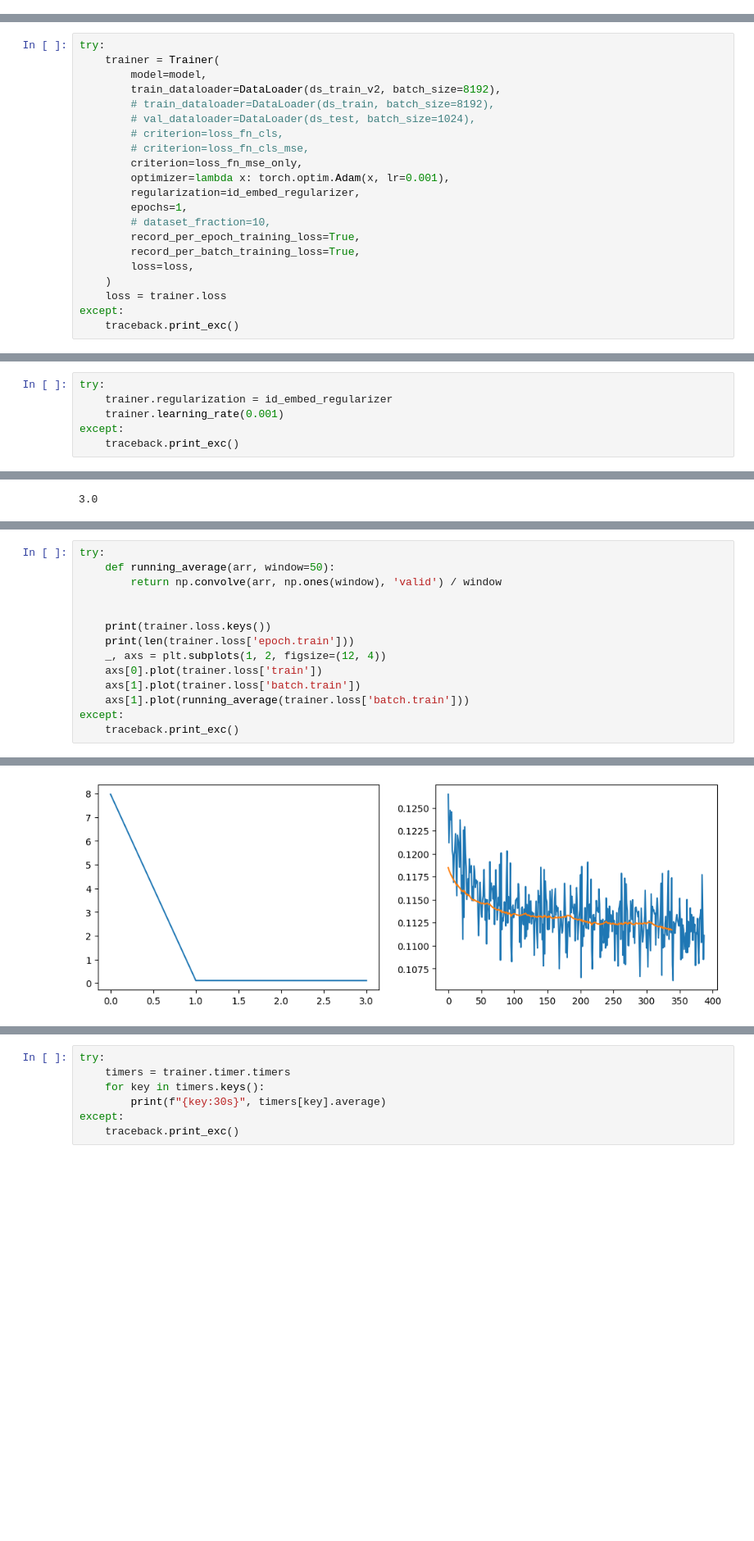
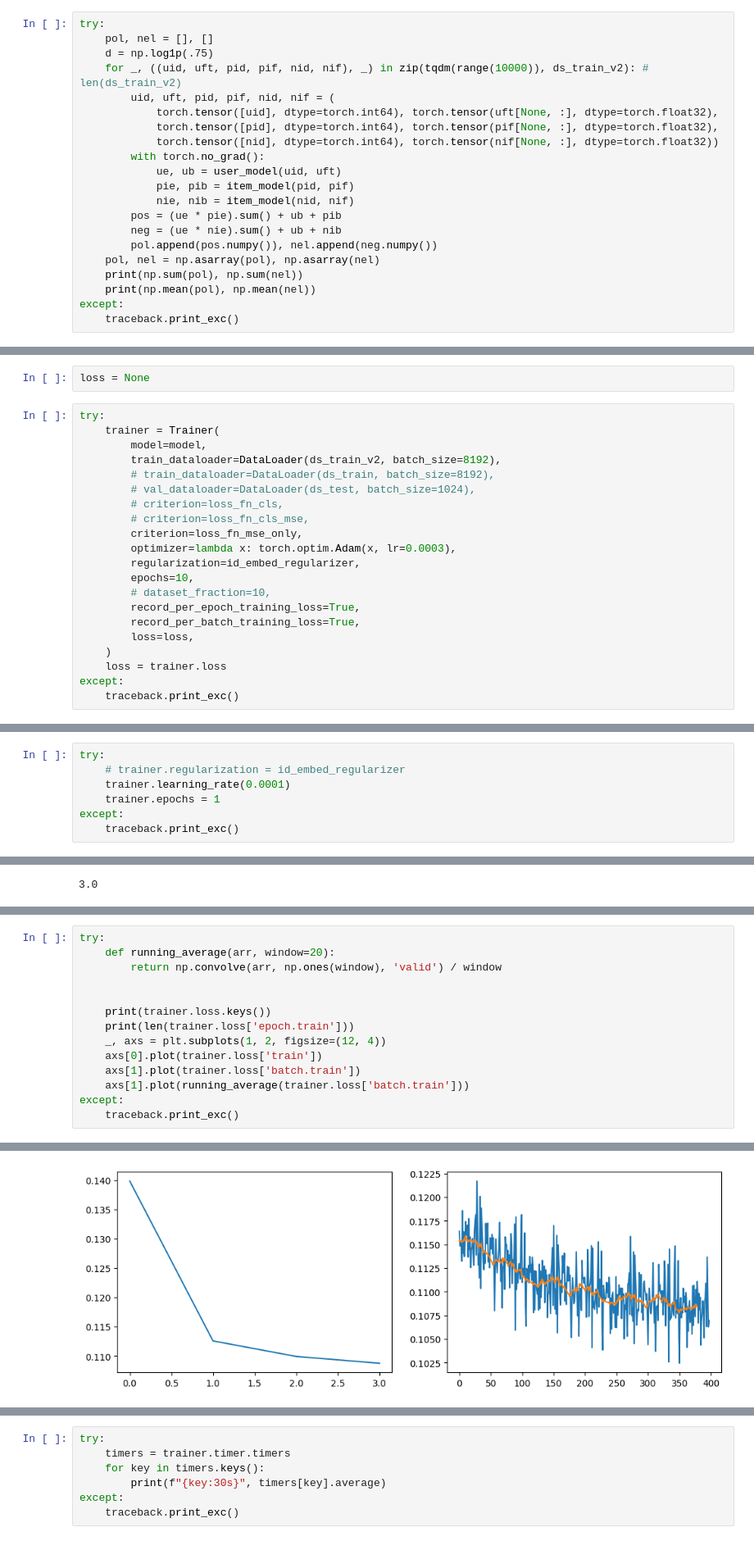
Before and after one commit to Minecraftian14/rs-fatigue-aware-dual-system-recommender-system, a Jupyter notebook: sandbox/kuairec_embedding_training.ipynb, the cells around one changed output, grey strips where cells are left out. Shown at 82% size. Drawn from its saved outputs; the diff is of its cells as text; blank space fills up the shorter version.

```diff
--- a/sandbox/kuairec_embedding_training.ipynb
+++ b/sandbox/kuairec_embedding_training.ipynb
@@ -179,0 +198,21 @@ except:
+# %%
+try:
+    pol, nel = [], []
+    d = np.log1p(.75)
+    for _, ((uid, uft, pid, pif, nid, nif), _) in zip(tqdm(range(10000)), ds_train_v2): # len(ds_train_v2)
+        uid, uft, pid, pif, nid, nif = (
+            torch.tensor([uid], dtype=torch.int64), torch.tensor(uft[None, :], dtype=torch.float32),
+            torch.tensor([pid], dtype=torch.int64), torch.tensor(pif[None, :], dtype=torch.float32),
+            torch.tensor([nid], dtype=torch.int64), torch.tensor(nif[None, :], dtype=torch.float32))
+        with torch.no_grad():
+            ue, ub = user_model(uid, uft)
+            pie, pib = item_model(pid, pif)
+            nie, nib = item_model(nid, nif)
+        pos = (ue * pie).sum() + ub + pib
+        neg = (ue * nie).sum() + ub + nib
+        pol.append(pos.numpy()), nel.append(neg.numpy())
+    pol, nel = np.asarray(pol), np.asarray(nel)
+    print(np.sum(pol), np.sum(nel))
+    print(np.mean(pol), np.mean(nel))
+except:
+    traceback.print_exc()
@@ -180,3 +222,5 @@ except:
+# %%
+loss = None
 # %%
 try:
     trainer = Trainer(
@@ -187,9 +231,9 @@ try:
         # criterion=loss_fn_cls,
         # criterion=loss_fn_cls_mse,
         criterion=loss_fn_mse_only,
-        optimizer=lambda x: torch.optim.Adam(x, lr=0.001),
+        optimizer=lambda x: torch.optim.Adam(x, lr=0.0003),
         regularization=id_embed_regularizer,
-        epochs=1,
+        epochs=10,
         # dataset_fraction=10,
         record_per_epoch_training_loss=True,
         record_per_batch_training_loss=True,
@@ -207,8 +251,9 @@ except:
 #     traceback.print_exc()
 # %%
 try:
-    trainer.regularization = id_embed_regularizer
-    trainer.learning_rate(0.001)
+    # trainer.regularization = id_embed_regularizer
+    trainer.learning_rate(0.0001)
+    trainer.epochs = 1
 except:
     traceback.print_exc()
 # %%
@@ -246,20 +291,20 @@ Epoch:  1/ 1    Train Loss: 0.11    TTS: 169.29    ETA: 0.00
 # %%
 try:
-    def running_average(arr, window=50):
+    def running_average(arr, window=20):
         return np.convolve(arr, np.ones(window), 'valid') / window
 
 
     print(trainer.loss.keys())
     print(len(trainer.loss['epoch.train']))
     _, axs = plt.subplots(1, 2, figsize=(12, 4))
     axs[0].plot(trainer.loss['train'])
     axs[1].plot(trainer.loss['batch.train'])
     axs[1].plot(running_average(trainer.loss['batch.train']))
 except:
     traceback.print_exc()
 # %% [output]
 dict_keys(['train', 'val', 'epoch.train', 'batch.train'])
 4
-[figure, old version]
+[figure, new version]
 # %%
 try:
```
Also changed, not shown: parts of 11 cells of this notebook, 5 other files.
